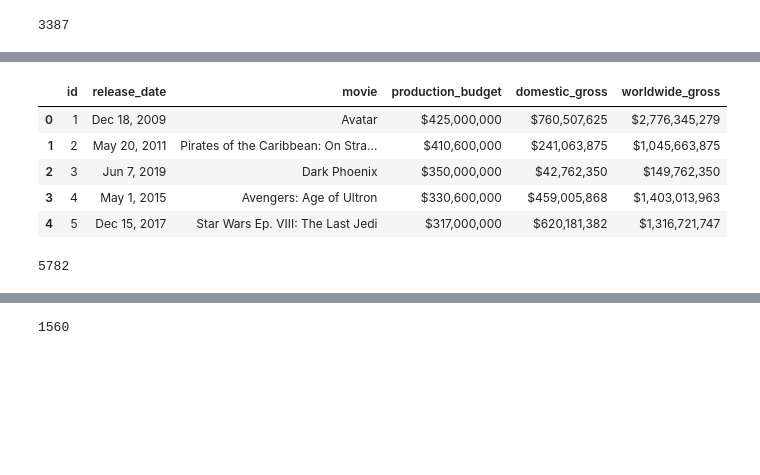
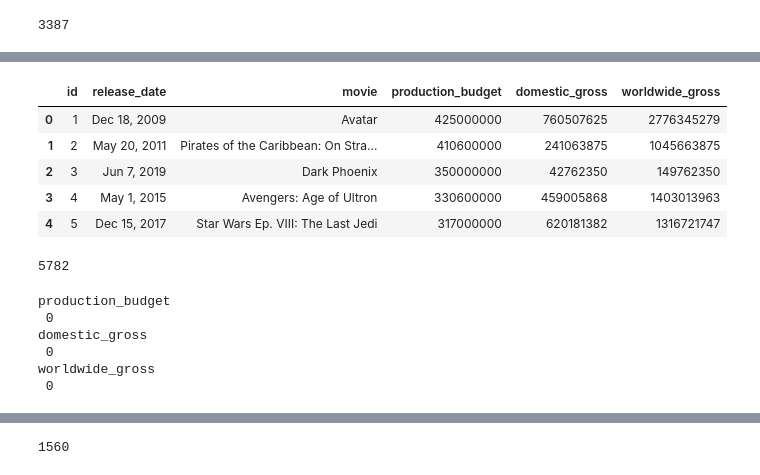
Before and after one commit to JenniferLavoie/DSFirstProject, a Jupyter notebook: student.ipynb, the cells around one changed output, grey strips where cells are left out. Drawn from its saved outputs; the diff is of its cells as text; code cells hidden in the pictures; blank space fills up the shorter version.

```diff
--- a/student.ipynb
+++ b/student.ipynb
@@ -157,6 +178,11 @@ print(len(tmdb_df))
 # This section is for the import of the csv relating to Box Office Mojo data
 # %%
 bom_df = pd.read_csv('zippedData/bom.movie_gross.csv.gz')
+
+cols = ['domestic_gross', 'foreign_gross']
+
+for col in cols:
+    bom_df[col] = pd.to_numeric(bom_df[col], errors='coerce')
 
 bom_df.head()
 
@@ -175,3 +201,10 @@ print(len(bom_df))
 # This data only contains 3387 movies
 # %% [output]
 3387
+# %%
+# Look for NaN values in the columns of interest
+for col in cols:
+    print(col, '\n', bom_df[col].isna().sum())
+
+# There are NaN values present in both of the columns.  Small number in domestic (28), but a larger number
+# in foreign (1355).
@@ -177,0 +216,4 @@ print(len(bom_df))
+# %%
+# Look for any odd values in the columns of interest
+for col in cols:
+    print(col, '\n', bom_df[col].value_counts(), '\n\n')
@@ -178,20 +238,43 @@ print(len(bom_df))
 # %%
 tn_df = pd.read_csv('zippedData/tn.movie_budgets.csv.gz')
+
+# list of columns that will be converted to numeric
+cols = ['production_budget', 'domestic_gross', 'worldwide_gross']
+
+# removal of $ and , so that columns can be converted to numeric
+tn_df[cols] = tn_df[cols].replace({'\$':'', ',':''}, regex = True)
+
+# conversion of the specified columns to numeric
+for col in cols:
+    tn_df[col] = pd.to_numeric(tn_df[col], errors='coerce')
 
 tn_df.head()
 
 # It is unclear which site this csv came from.  It links release date with movie title, production budget, and
 # the domestic and worldwide gross of each movie.
 # %% [output]
 |  | id | release_date | movie | production_budget | domestic_gross | worldwide_gross |
-| 0 | 1 | Dec 18, 2009 | Avatar | $425,000,000 | $760,507,625 | $2,776,345,279 |
-| 1 | 2 | May 20, 2011 | Pirates of the Caribbean: On Stra... | $410,600,000 | $241,063,875 | $1,045,663,875 |
-| 2 | 3 | Jun 7, 2019 | Dark Phoenix | $350,000,000 | $42,762,350 | $149,762,350 |
-| 3 | 4 | May 1, 2015 | Avengers: Age of Ultron | $330,600,000 | $459,005,868 | $1,403,013,963 |
-| 4 | 5 | Dec 15, 2017 | Star Wars Ep. VIII: The Last Jedi | $317,000,000 | $620,181,382 | $1,316,721,747 |
+| 0 | 1 | Dec 18, 2009 | Avatar | 425000000 | 760507625 | 2776345279 |
+| 1 | 2 | May 20, 2011 | Pirates of the Caribbean: On Stra... | 410600000 | 241063875 | 1045663875 |
+| 2 | 3 | Jun 7, 2019 | Dark Phoenix | 350000000 | 42762350 | 149762350 |
+| 3 | 4 | May 1, 2015 | Avengers: Age of Ultron | 330600000 | 459005868 | 1403013963 |
+| 4 | 5 | Dec 15, 2017 | Star Wars Ep. VIII: The Last Jedi | 317000000 | 620181382 | 1316721747 |
 # %%
 print(len(tn_df))
 
 # This data only contains 5782 movies.
 # %% [output]
 5782
+# %%
+# Verifying no NaN values in the columns necessary for analysis
+for col in cols:
+    print(col, '\n', tn_df[col].isna().sum())
+
+# No NaN values present
+# %% [output]
+production_budget
+ 0
+domestic_gross
+ 0
+worldwide_gross
+ 0
```
Also changed, not shown: parts of 17 cells of this notebook.
